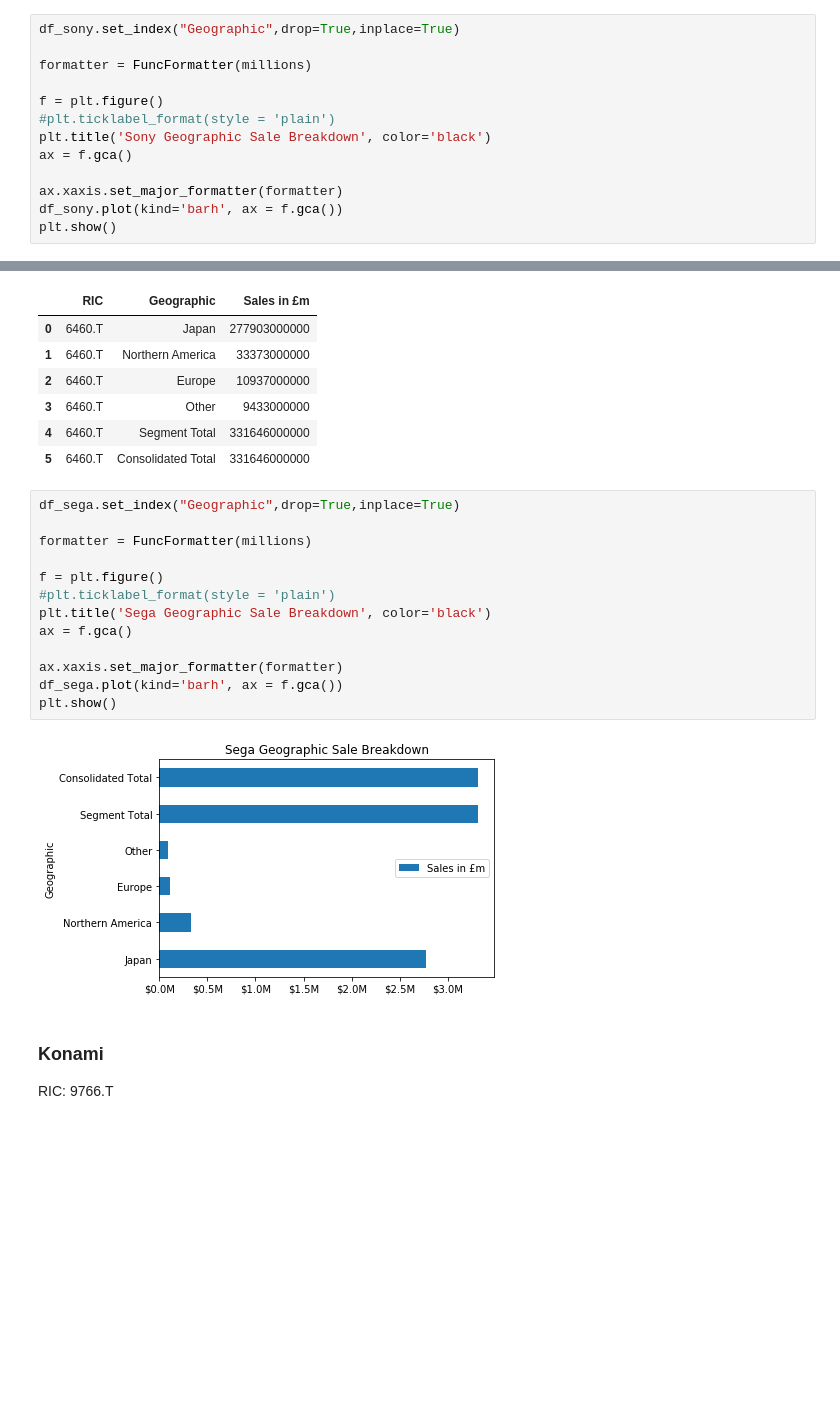
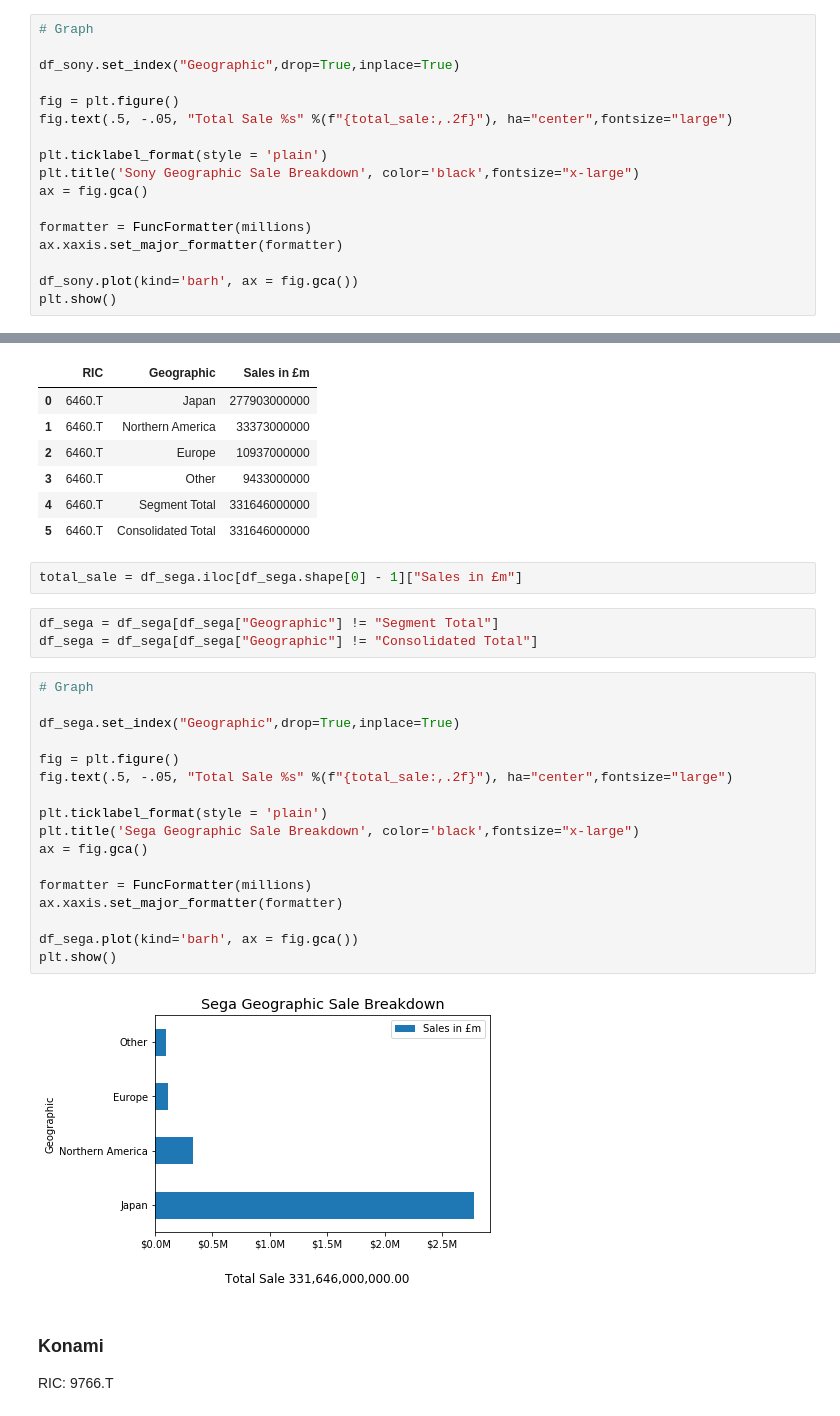
Before and after one commit to LSEG-API-Samples/Article.EikonAPI.Python.Jupyter.Geographic_Sale_Breakdown, a Jupyter notebook: notebook/worldscope_geographic_sale.ipynb, the cells around one changed output, grey strips where cells are left out. Saved outputs shown, nothing was run; the diff lists cells and outputs as text; blank space fills up the shorter version.

```diff
--- a/notebook/worldscope_geographic_sale.ipynb
+++ b/notebook/worldscope_geographic_sale.ipynb
@@ -139,14 +138,18 @@ df_sony
 # %%
+# Graph
+
 df_sony.set_index("Geographic",drop=True,inplace=True)
 
+fig = plt.figure()
+fig.text(.5, -.05, "Total Sale %s" %(f"{total_sale:,.2f}"), ha="center",fontsize="large")
+
+plt.ticklabel_format(style = 'plain')
+plt.title('Sony Geographic Sale Breakdown', color='black',fontsize="x-large")
+ax = fig.gca()
+
 formatter = FuncFormatter(millions)
+ax.xaxis.set_major_formatter(formatter)
 
-f = plt.figure()
-#plt.ticklabel_format(style = 'plain')
-plt.title('Sony Geographic Sale Breakdown', color='black')
-ax = f.gca()
-
-ax.xaxis.set_major_formatter(formatter)
-df_sony.plot(kind='barh', ax = f.gca())
+df_sony.plot(kind='barh', ax = fig.gca())
 plt.show()
 # %% [output]
@@ -186,21 +185,30 @@ df_sega
 | 3 | 6460.T | Other | 9433000000 |
 | 4 | 6460.T | Segment Total | 331646000000 |
 | 5 | 6460.T | Consolidated Total | 331646000000 |
+# %%
+total_sale = df_sega.iloc[df_sega.shape[0] - 1]["Sales in £m"]
+# %%
+df_sega = df_sega[df_sega["Geographic"] != "Segment Total"]
+df_sega = df_sega[df_sega["Geographic"] != "Consolidated Total"]
 # %%
+# Graph
+
 df_sega.set_index("Geographic",drop=True,inplace=True)
 
+fig = plt.figure()
+fig.text(.5, -.05, "Total Sale %s" %(f"{total_sale:,.2f}"), ha="center",fontsize="large")
+
+plt.ticklabel_format(style = 'plain')
+plt.title('Sega Geographic Sale Breakdown', color='black',fontsize="x-large")
+ax = fig.gca()
+
 formatter = FuncFormatter(millions)
+ax.xaxis.set_major_formatter(formatter)
 
-f = plt.figure()
-#plt.ticklabel_format(style = 'plain')
-plt.title('Sega Geographic Sale Breakdown', color='black')
-ax = f.gca()
-
-ax.xaxis.set_major_formatter(formatter)
-df_sega.plot(kind='barh', ax = f.gca())
+df_sega.plot(kind='barh', ax = fig.gca())
 plt.show()
 # %% [output]
-[figure, old version]
+[figure, new version]
 # %% [markdown]
 ### Konami
 
```
Also changed, not shown: parts of 15 cells of this notebook, 2 other files.
